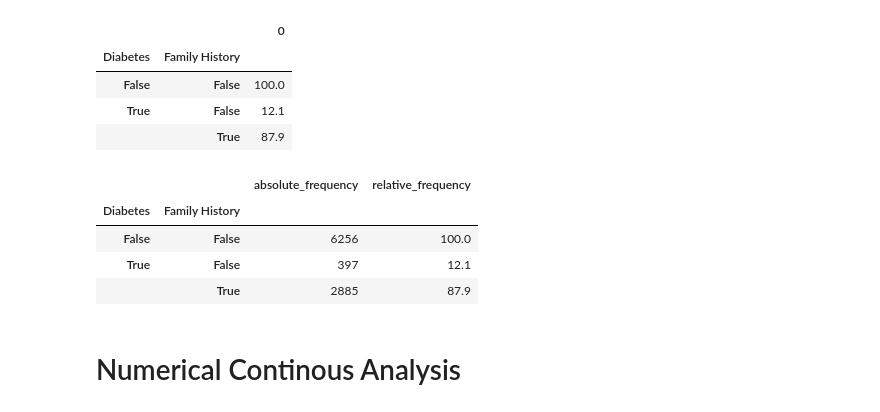
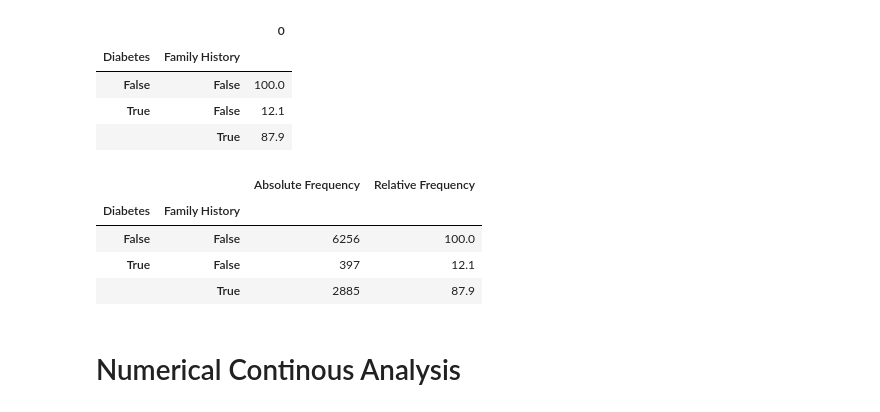
Before and after one commit to Bumbledebee/diabetes_dataset_analysis, a Jupyter notebook: analysis.ipynb, the cells around one changed output. Drawn from its saved outputs; the diff is of its cells as text; code cells hidden in the pictures.

```diff
--- a/analysis.ipynb
+++ b/analysis.ipynb
@@ -494,10 +492,10 @@ dfs
 |  | True | 87.9 |
 # %%
 dff = pd.merge(dfg,dfs, on=['Diabetes', 'Family History']) #merging both dataframes on the common index
-dff.columns = ['absolute_frequency', 'relative_frequency'] #re-naming the columns
+dff.columns = ['Absolute Frequency', 'Relative Frequency'] #re-naming the columns
 dff
 # %% [output]
-|  |  | absolute_frequency | relative_frequency |
+|  |  | Absolute Frequency | Relative Frequency |
 | Diabetes | Family History |  |  |
 | False | False | 6256 | 100.0 |
 | True | False | 397 | 12.1 |
```
Also changed, not shown: parts of 6 cells of this notebook, 6 other files.
